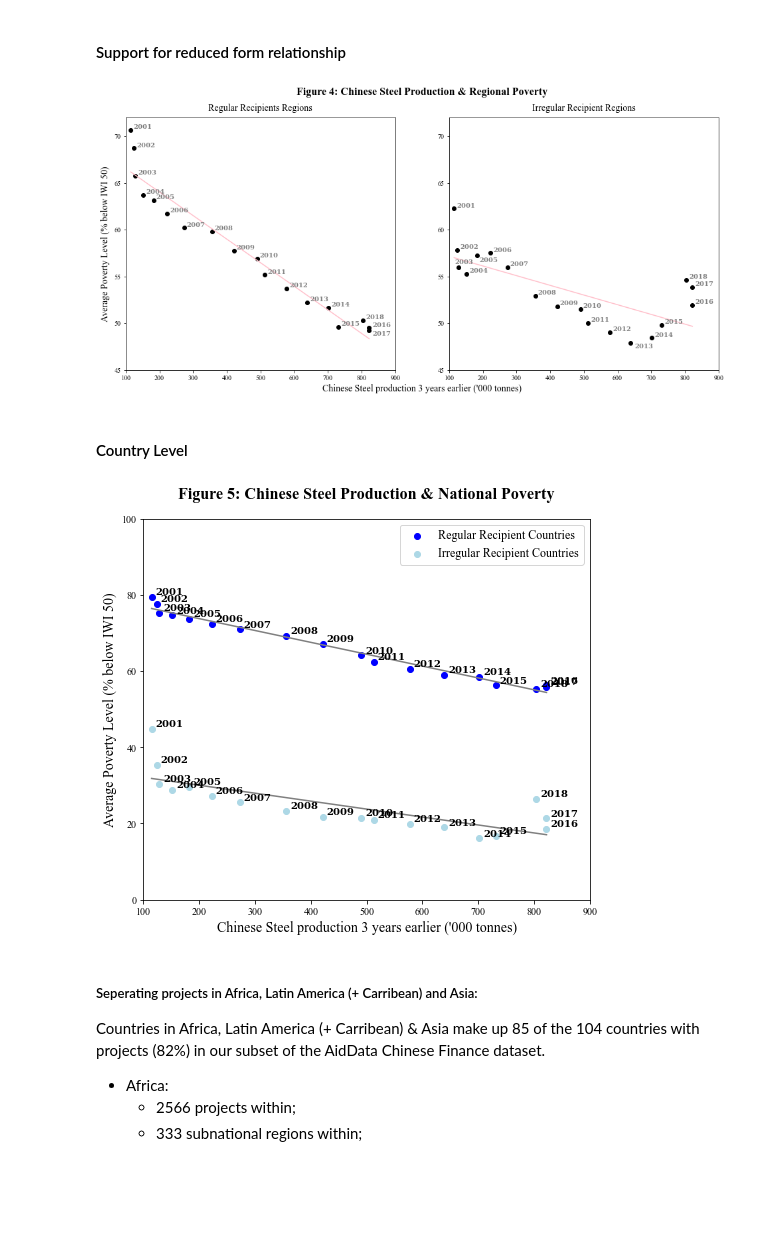
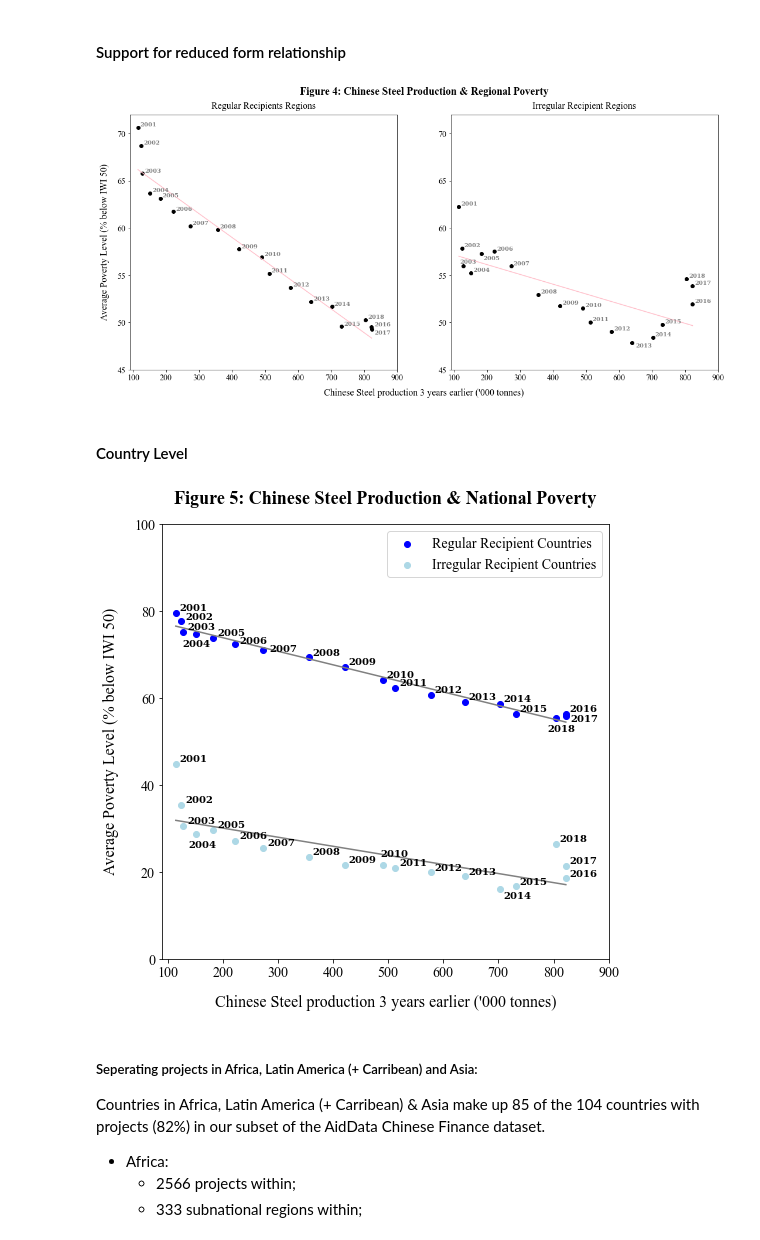
Before and after one commit to frankstevens1/china_devprojects_poverty, a Jupyter notebook: visuals.ipynb, the cells around one changed output. Drawn from its saved outputs; the diff is of its cells as text; code cells hidden in the pictures; blank space fills up the shorter version.

Commit message:
tables & figures added

```diff
--- a/visuals.ipynb
+++ b/visuals.ipynb
@@ -159,15 +175,15 @@ labels5_3 = irreg_subset['year'][13:]
 
 # plot
 
-f4 = plt.figure(figsize=(16,7))
+f4 = plt.figure(figsize=(18,8))
 ax04 = f4.add_subplot(111)
 ax04.spines['top'].set_color('none')
 ax04.spines['bottom'].set_color('none')
 ax04.spines['left'].set_color('none')
 ax04.spines['right'].set_color('none')
 ax04.tick_params(labelcolor='w', top=False, bottom=False, left=False, right=False)
-ax04.set_xlabel("Chinese Steel production 3 years earlier ('000 tonnes)", fontdict=font2)
-ax04.set_ylabel("Average Poverty Level (% below IWI 50)", fontdict=font2)
+ax04.set_xlabel("Chinese Steel production 3 years earlier ('000 tonnes)", labelpad=15, fontdict=font2)
+ax04.set_ylabel("Average Poverty Level (% below IWI 50)", labelpad=15, fontdict=font2)
 ax04.set_title('Figure 4: Chinese Steel Production & Regional Poverty', pad=34, fontdict=font)
 
 ax4 = f4.add_subplot(121)
@@ -187,10 +203,12 @@ ax4.annotate('2017', (x4.iloc[16], y4.iloc[16]), xytext=(5,-8), textcoords='offs
 ax4.annotate('2018', (x4.iloc[17], y4.iloc[17]), xytext=(4,2), textcoords='offset points', color='grey', fontfamily='serif', fontweight='bold')
 
 # set axes limits
-ax4.set_xlim([100,900])
+ax4.set_xlim([90,900])
 ax4.set_ylim([45,72])
 # label axes & titles
 ax4.set_title('Regular Recipients Regions', pad=10, fontdict=font3)
+plt.setp(ax4.get_xticklabels(), fontsize='14')
+plt.setp(ax4.get_yticklabels(), fontsize='14')
 
 ax5.scatter(x5, y5, marker='o', color='black')
 # Fit a linear trend line
@@ -213,21 +231,24 @@ ax5.annotate('2005', (x5.iloc[4], y5.iloc[4]), xytext=(4,-10), textcoords='offse
 ax5.annotate('2013', (x5.iloc[12], y5.iloc[12]), xytext=(6,-8), textcoords='offset points', color='grey', fontfamily='serif', fontweight='bold')
 
 # set axes limits
-ax5.set_xlim([100,900])
+ax5.set_xlim([90,900])
 ax5.set_ylim([45,72])
 # label axes & titles
 ax5.set_title('Irregular Recipient Regions', pad=10, fontdict=font3)
+plt.setp(ax5.get_xticklabels(), fontsize='14')
+plt.setp(ax5.get_yticklabels(), fontsize='14')
 
-plt.savefig('fig4.png')
+plt.show()
+f4.savefig('figures/figure4.png')
 # %% [output]
-[figure, old version]
+[figure, new version]
 # %% [markdown]
 #### Country Level
 # %%
 # set subsets
-reg_subset = plots3.dropna(subset=['L3_steel', 'reg_iwipov50']).copy()
+reg_subset = plots3.dropna(subset=['L3_steel', 'reg_iwipov50']).reset_index()
 reg_subset['reg_iwipov50'] = reg_subset['reg_iwipov50'] * 100
-irreg_subset = plots3.dropna(subset=['L3_steel', 'irreg_iwipov50']).copy()
+irreg_subset = plots3.dropna(subset=['L3_steel', 'irreg_iwipov50']).reset_index()
 irreg_subset['irreg_iwipov50'] = irreg_subset['irreg_iwipov50'] * 100
 
 # define axes
@@ -237,45 +258,78 @@ x8 = irreg_subset['L3_steel']
 y8 = irreg_subset['irreg_iwipov50']
 
 #define labels
-labels7 = reg_subset['year'][:]
+labels7_1 = reg_subset['year'][:3]
+labels7_2 = reg_subset['year'][7:15]
 labels8 = irreg_subset['year'][:]
+labels8_1 = irreg_subset['year'][:3]
+labels8_2 = irreg_subset['year'][4:9]
+labels8_3 = irreg_subset['year'][10:13]
+labels8_4 = irreg_subset['year'][14:]
 
 # plot
-f7, ax07 = plt.subplots(figsize=(8,7))
-ax07.set_xlabel("Chinese Steel production 3 years earlier ('000 tonnes)", fontdict=font2)
-ax07.set_ylabel("Average Poverty Level (% below IWI 50)", fontdict=font2)
+f5, ax07 = plt.subplots(figsize=(8,8))
+ax07.set_xlabel("Chinese Steel production 3 years earlier ('000 tonnes)", labelpad=15, fontdict=font2)
+ax07.set_ylabel("Average Poverty Level (% below IWI 50)", labelpad=15, fontdict=font2)
 ax07.set_title('Figure 5: Chinese Steel Production & National Poverty', pad=20, fontdict=font)
 
 # set axes limits
-ax07.set_xlim([100,900])
+ax07.set_xlim([90,900])
 ax07.set_ylim([0,100])
 
 # Regualr recipients axes
 ax07.scatter(x7, y7, marker='o', color='blue', label='Regular Recipient Countries')
 # Fit a linear trend line
 ax07.plot(np.unique(x7),
          np.poly1d(np.polyfit(x7, y7, 1))(np.unique(x7)),
          color='grey')
 # label points
-for i, label in enumerate(labels7):
+for i, label in enumerate(labels7_1):
     ax07.annotate(label, (x7.iloc[i], y7.iloc[i]), xytext=(4,2), textcoords='offset points', color='black', fontfamily='serif', fontweight='bold')
     pass
+ax07.annotate('2004', (x7.iloc[3], y7.iloc[3]), xytext=(-14,-13), textcoords='offset points', color='black', fontfamily='serif', fontweight='bold')
+ax07.annotate('2005', (x7.iloc[4], y7.iloc[4]), xytext=(4,2), textcoords='offset points', color='black', fontfamily='serif', fontweight='bold')
+ax07.annotate('2006', (x7.iloc[5], y7.iloc[5]), xytext=(4,0), textcoords='offset points', color='black', fontfamily='serif', fontweight='bold')
+ax07.annotate('2007', (x7.iloc[6], y7.iloc[6]), xytext=(6,-2), textcoords='offset points', color='black', fontfamily='serif', fontweight='bold')
+for i, label in enumerate(labels7_2):
+    ax07.annotate(label, (x7.iloc[i+7], y7.iloc[i+7]), xytext=(4,2), textcoords='offset points', color='black', fontfamily='serif', fontweight='bold')
+    pass
+ax07.annotate('2016', (x7.iloc[15], y7.iloc[15]), xytext=(4,2), textcoords='offset points', color='black', fontfamily='serif', fontweight='bold')
+ax07.annotate('2017', (x7.iloc[16], y7.iloc[16]), xytext=(5,-6), textcoords='offset points', color='black', fontfamily='serif', fontweight='bold')
+ax07.annotate('2018', (x7.iloc[17], y7.iloc[17]), xytext=(-8,-14), textcoords='offset points', color='black', fontfamily='serif', fontweight='bold')
 
 # irregular recipients axes
 ax07.scatter(x8, y8, marker='o', color='lightblue', label='Irregular Recipient Countries')
 # Fit a linear trend line
 ax07.plot(np.unique(x8),
          np.poly1d(np.polyfit(x8, y8, 1))(np.unique(x8)),
          color='grey')
 # label points
-for i, label in enumerate(labels8):
+for i, label in enumerate(labels8_1):
     ax07.annotate(label, (x8.iloc[i], y8.iloc[i]), xytext=(4,2), textcoords='offset points', color='black', fontfamily='serif', fontweight='bold')
     pass
-plt.legend(loc="upper right", fontsize=12)
+ax07.annotate('2004', (x8.iloc[3], y8.iloc[3]), xytext=(-8,-14), textcoords='offset points', color='black', fontfamily='serif', fontweight='bold')
+for i, label in enumerate(labels8_2):
+    ax07.annotate(label, (x8.iloc[i+4], y8.iloc[i+4]), xytext=(4,2), textcoords='offset points', color='black', fontfamily='serif', fontweight='bold')
+    pass
+ax07.annotate('2010', (x8.iloc[9], y8.iloc[9]), xytext=(-2,8), textcoords='offset points', color='black', fontfamily='serif', fontweight='bold')
+for i, label in enumerate(labels8_3):
+    ax07.annotate(label, (x8.iloc[i+10], y8.iloc[i+10]), xytext=(4,2), textcoords='offset points', color='black', fontfamily='serif', fontweight='bold')
+    pass
+ax07.annotate('2014', (x8.iloc[13], y8.iloc[13]), xytext=(4,-10), textcoords='offset points', color='black', fontfamily='serif', fontweight='bold')
+for i, label in enumerate(labels8_4):
+    ax07.annotate(label, (x8.iloc[i+14], y8.iloc[i+14]), xytext=(4,2), textcoords='offset points', color='black', fontfamily='serif', fontweight='bold')
+    pass
 
-plt.savefig('fig5.png')
+plt.legend(loc="upper right", fontsize=14)
+
+plt.setp(ax07.get_xticklabels(), fontsize='14')
+plt.setp(ax07.get_yticklabels(), fontsize='14')
+
+
+plt.show()
+f5.savefig('figures/figure5.png')
 # %% [output]
-[figure, old version]
+[figure, new version]
 # %% [markdown]
 <h5>Seperating projects in Africa, Latin America (+ Carribean) and Asia:</h5>
 
```
Also changed, not shown: parts of 9 cells of this notebook, 50 other files.
